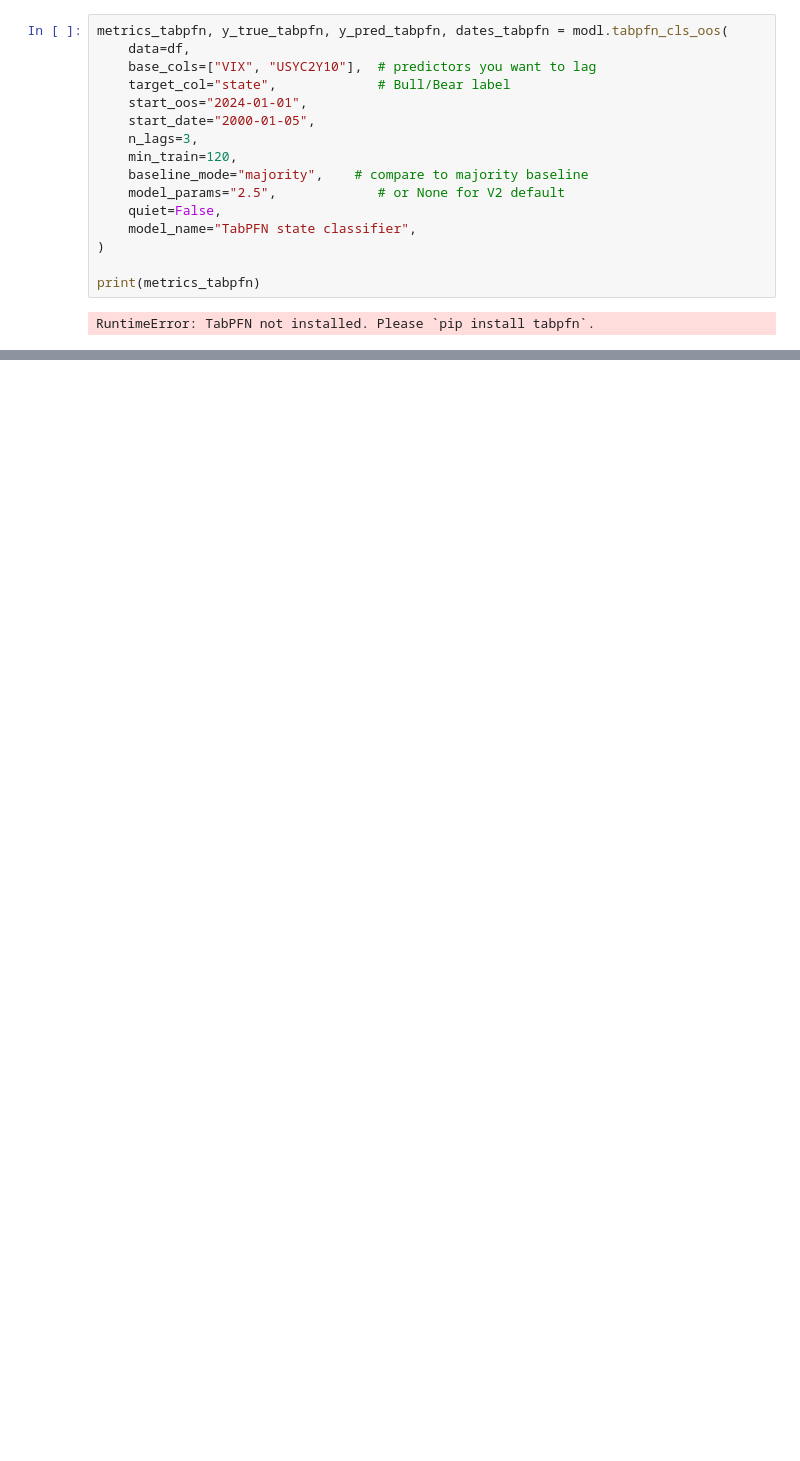
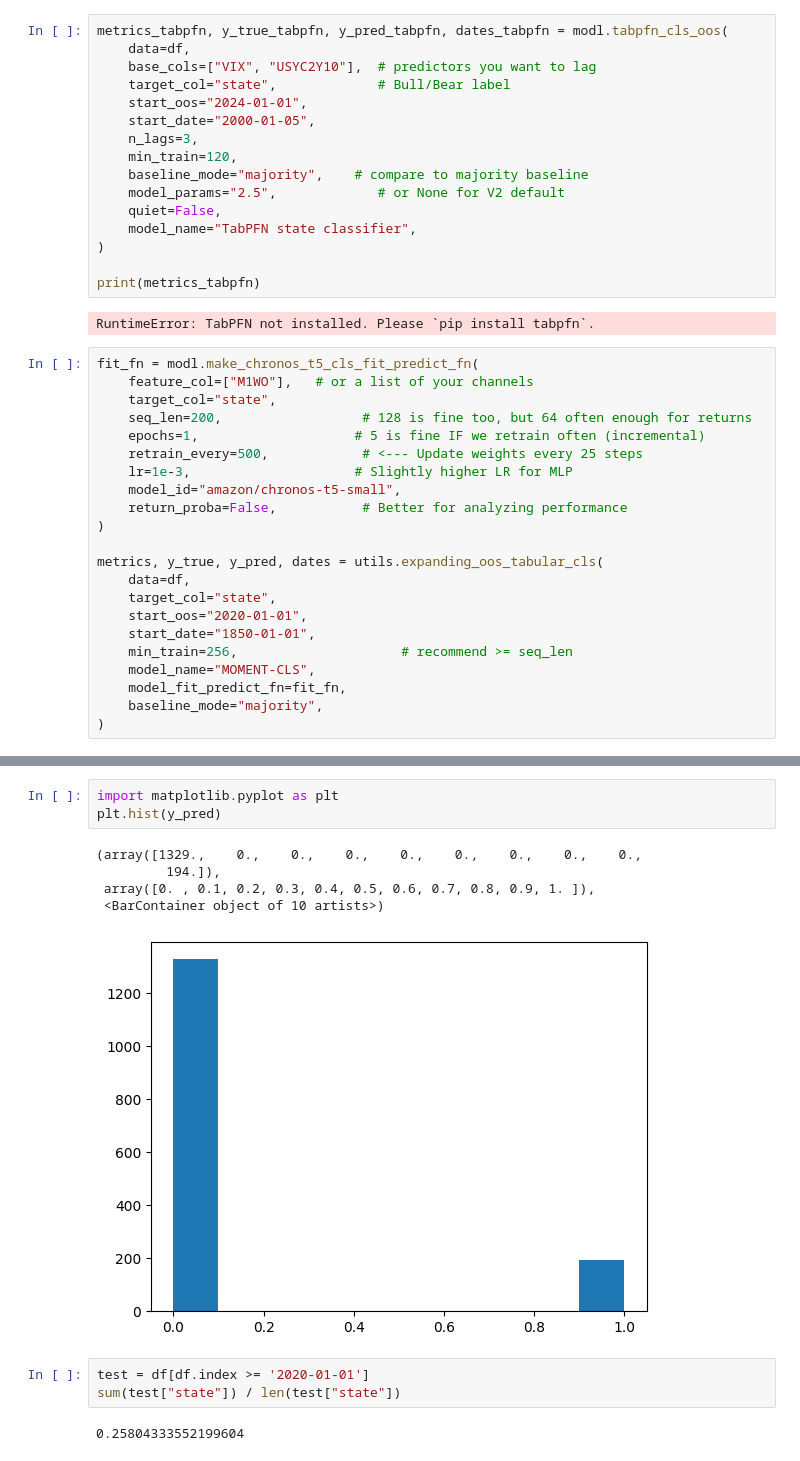
Before and after one commit to KiliTili/Masterarbeit, a Jupyter notebook: Notebooks/Benchmark/modelling_classficiation_msci.ipynb, the cells around one changed output, grey strips where cells are left out. Saved outputs shown, nothing was run; the diff lists cells and outputs as text; blank space fills up the shorter version.

Commit message:
With chronos working and all, commit the following

```diff
--- a/Notebooks/Benchmark/modelling_classficiation_msci.ipynb
+++ b/Notebooks/Benchmark/modelling_classficiation_msci.ipynb
@@ -172,3 +271,25 @@ metrics_tabpfn, y_true_tabpfn, y_pred_tabpfn, dates_tabpfn = modl.tabpfn_cls_oos
 print(metrics_tabpfn)
 # %% [output]
 RuntimeError: TabPFN not installed. Please `pip install tabpfn`.
+# %%
+fit_fn = modl.make_chronos_t5_cls_fit_predict_fn(
+    feature_col=["M1WO"],   # or a list of your channels
+    target_col="state",
+    seq_len=200,                  # 128 is fine too, but 64 often enough for returns
+    epochs=1,                    # 5 is fine IF we retrain often (incremental)
+    retrain_every=500,            # <--- Update weights every 25 steps
+    lr=1e-3,                     # Slightly higher LR for MLP
+    model_id="amazon/chronos-t5-small",
+    return_proba=False,           # Better for analyzing performance
+)
+
+metrics, y_true, y_pred, dates = utils.expanding_oos_tabular_cls(
+    data=df,
+    target_col="state",
+    start_oos="2020-01-01",
+    start_date="1850-01-01",
+    min_train=256,                     # recommend >= seq_len
+    model_name="MOMENT-CLS",
+    model_fit_predict_fn=fit_fn,
+    baseline_mode="majority",
+)
@@ -174,0 +303,14 @@ RuntimeError: TabPFN not installed. Please `pip install tabpfn`.
+# %%
+import matplotlib.pyplot as plt
+plt.hist(y_pred)
+# %% [output]
+(array([1329.,    0.,    0.,    0.,    0.,    0.,    0.,    0.,    0.,
+         194.]),
+ array([0. , 0.1, 0.2, 0.3, 0.4, 0.5, 0.6, 0.7, 0.8, 0.9, 1. ]),
+ <BarContainer object of 10 artists>)
+[figure, added]
+# %%
+test = df[df.index >= '2020-01-01']
+sum(test["state"]) / len(test["state"])
+# %% [output]
+0.25804333552199604
```
Also changed, not shown: parts of 8 cells of this notebook, 7 other files.
